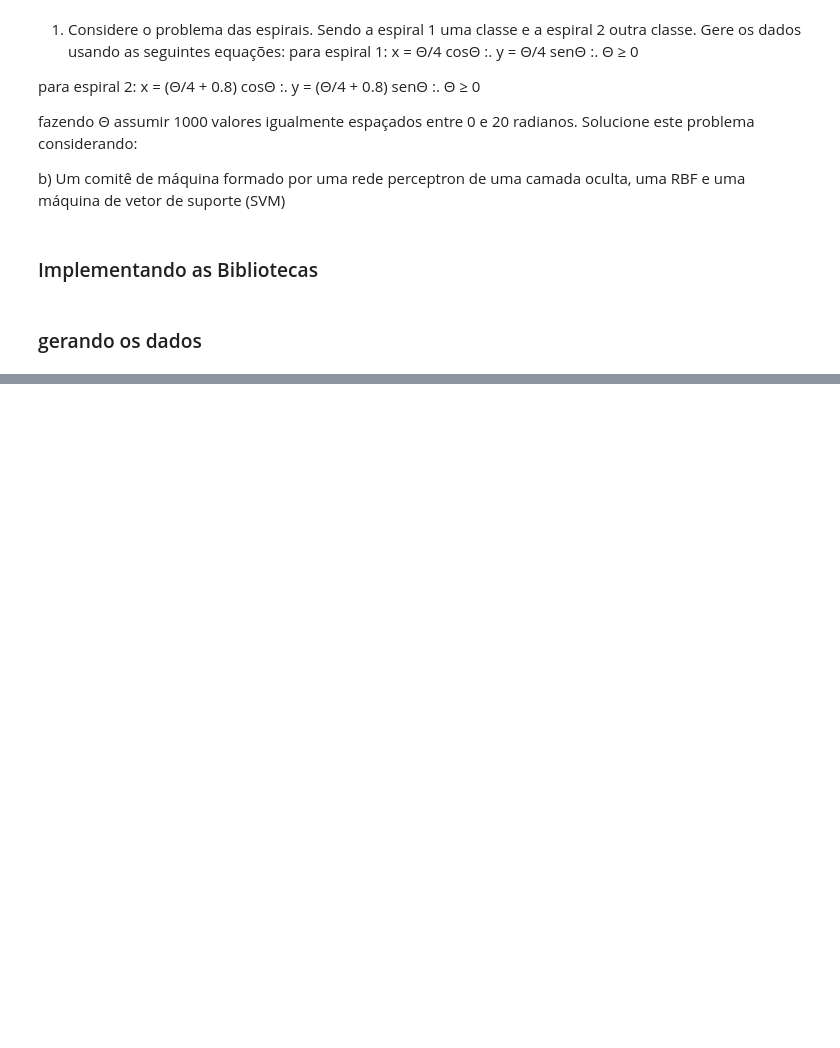
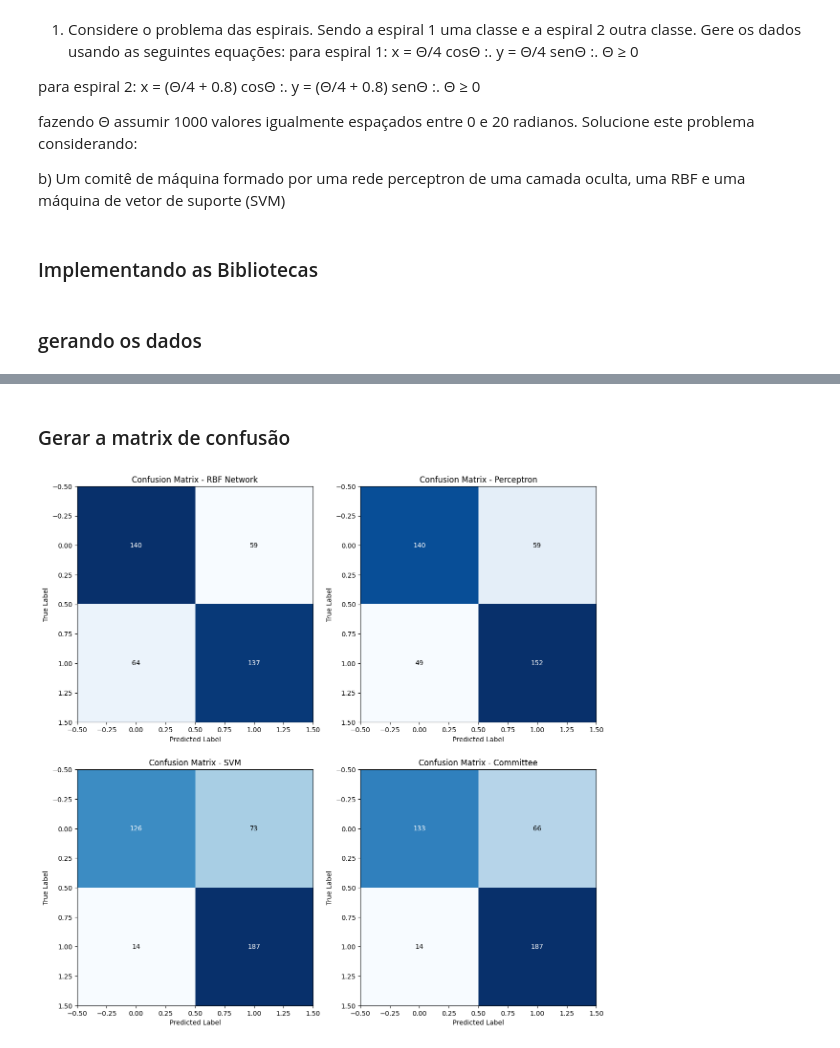
Before and after one commit to alessandropequeno/PPGEEC-Deep-Learning-UFRN, a Jupyter notebook: Questão_1_b.ipynb, the cells around one changed output, grey strips where cells are left out. Cells and saved outputs as stored; diff of their text form; code cells hidden in the pictures; blank space fills up the shorter version.

Commit message:
correção da acuracidade e inclusão da matrix de confusão

```diff
--- a/Questão_1_b.ipynb
+++ b/Questão_1_b.ipynb
@@ -240,0 +262,48 @@ Accuracy - Committee: 0.56
+# %% [markdown]
+### Gerar a matrix de confusão
+# %%
+# Calcular e plotar as matrizes de confusão
+cm_rbf = confusion_matrix(y_test, y_pred_rbf.round().astype(int))
+cm_perceptron = confusion_matrix(y_test, y_pred_perceptron.round().astype(int))
+cm_svm = confusion_matrix(y_test, y_pred_svm.round().astype(int))
+cm_committee = confusion_matrix(y_test, y_pred_committee.round().astype(int))
+
+fig, axs = plt.subplots(2, 2, figsize=(12, 12))
+
+# Função para adicionar os valores dentro das células
+def annotate_confusion_matrix(matrix, ax):
+    for i in range(matrix.shape[0]):
+        for j in range(matrix.shape[1]):
+            ax.text(j, i, format(matrix[i, j], 'd'),
+                    ha="center", va="center",
+                    color="white" if matrix[i, j] > matrix.max() / 2 else "black")
+
+# Plotando cada matriz de confusão com os valores
+axs[0, 0].imshow(cm_rbf, interpolation='nearest', cmap=plt.cm.Blues)
+axs[0, 0].set_title('Confusion Matrix - RBF Network')
+axs[0, 0].set_xlabel('Predicted Label')
+axs[0, 0].set_ylabel('True Label')
+annotate_confusion_matrix(cm_rbf, axs[0, 0])
+
+axs[0, 1].imshow(cm_perceptron, interpolation='nearest', cmap=plt.cm.Blues)
+axs[0, 1].set_title('Confusion Matrix - Perceptron')
+axs[0, 1].set_xlabel('Predicted Label')
+axs[0, 1].set_ylabel('True Label')
+annotate_confusion_matrix(cm_perceptron, axs[0, 1])
+
+axs[1, 0].imshow(cm_svm, interpolation='nearest', cmap=plt.cm.Blues)
+axs[1, 0].set_title('Confusion Matrix - SVM')
+axs[1, 0].set_xlabel('Predicted Label')
+axs[1, 0].set_ylabel('True Label')
+annotate_confusion_matrix(cm_svm, axs[1, 0])
+
+axs[1, 1].imshow(cm_committee, interpolation='nearest', cmap=plt.cm.Blues)
+axs[1, 1].set_title('Confusion Matrix - Committee')
+axs[1, 1].set_xlabel('Predicted Label')
+axs[1, 1].set_ylabel('True Label')
+annotate_confusion_matrix(cm_committee, axs[1, 1])
+
+plt.tight_layout()
+plt.show()
+# %% [output]
+[figure, added]
```
Also changed, not shown: parts of 21 cells of this notebook.
